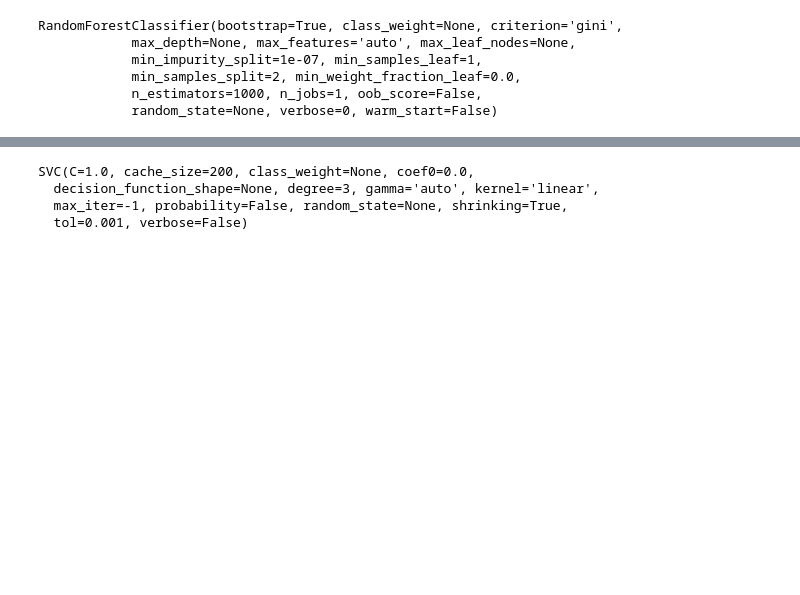
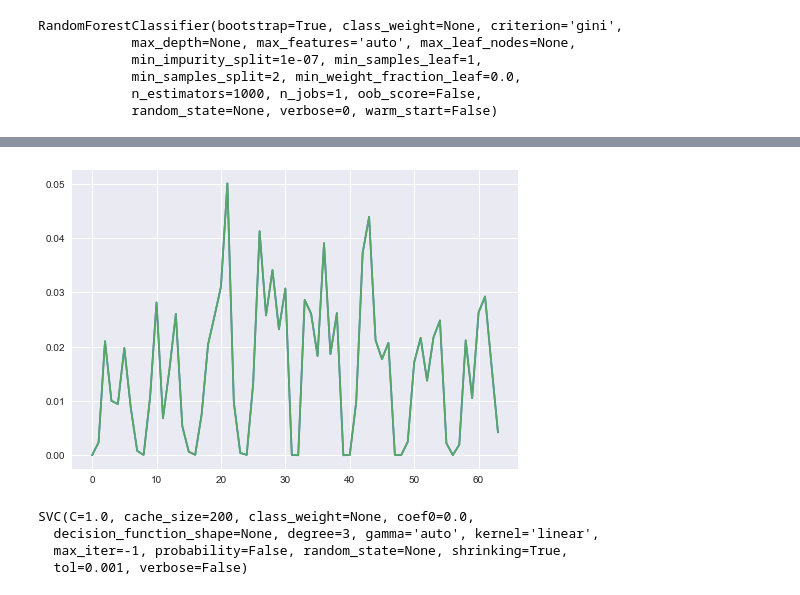
Before and after one commit to samyak53/Data-Science-Assignments---IEE-598, a Jupyter notebook: Assignment 4/HW4_P1_samyak.ipynb, the cells around one changed output, grey strips where cells are left out. Drawn from its saved outputs; the diff is of its cells as text; code cells hidden in the pictures; blank space fills up the shorter version.

```diff
--- a/Assignment 4/HW4_P1_samyak.ipynb
+++ b/Assignment 4/HW4_P1_samyak.ipynb
@@ -92,3 +92,8 @@ plt.show()
+# %%
+plt.plot(importances)
+plt.show()
+# %% [output]
+[figure, added]
 # %%
 from sklearn import svm
 linear_svc = svm.SVC(kernel='linear')
```
Also changed, not shown: parts of 7 cells of this notebook, 2 other files.
